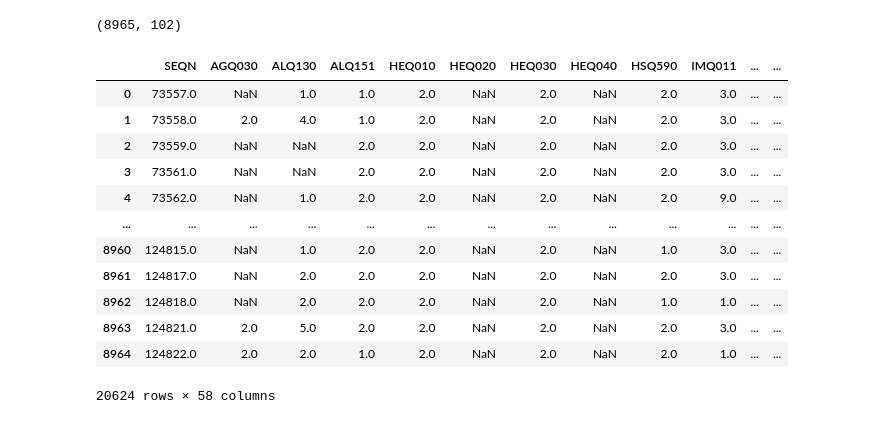
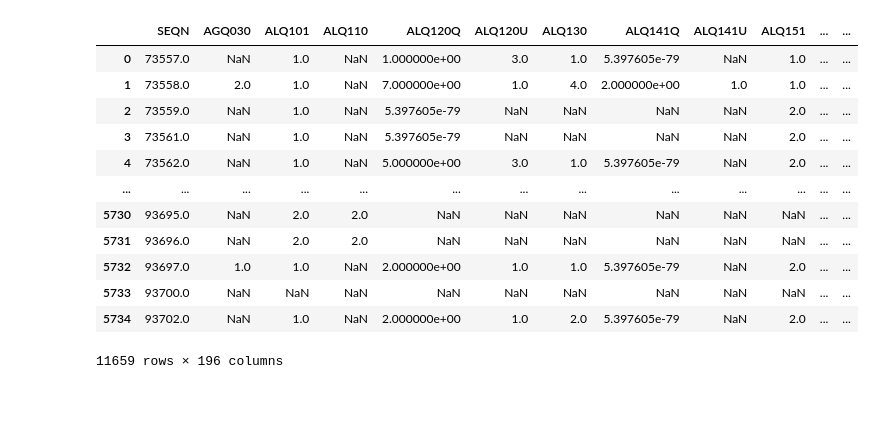
Before and after one commit to tomBaty/data301_project, a Jupyter notebook: main.ipynb, the cells around one changed output. Drawn from its saved outputs; the diff is of its cells as text; code cells hidden in the pictures.

Commit message:
added new data and removed 2017-2020 data

```diff
--- a/main.ipynb
+++ b/main.ipynb
@@ -35,7 +24,8 @@ from functools import reduce
 data_merge1 = reduce(lambda left, right:     # Merge three pandas DataFrames
                      pd.merge(left , right,
                               on = ["SEQN"]),
-                     [AlcoholUse1, CurrentHealthStatus1,  Hepatitis1,Immunization1,MedicalConditions1,SmokingCigaretteUse1])
+                     [AlcoholUse1, CurrentHealthStatus1,  Hepatitis1,Immunization1,MedicalConditions1,SmokingCigaretteUse1,
+                     BloodPressure1, BodyMeasures1, HepatitisBcore1, HepatitisBsurface1, HepatitisC1])
 data_merge1
 # %% [output]
 |  | SEQN | ALQ101 | ALQ110 | ALQ120Q | ALQ120U | ALQ130 | ALQ141Q | ALQ141U | ALQ151 | ALQ160 | ... | ... |
@@ -64,12 +50,18 @@ CurrentHealthStatus2 = pd.read_sas("2015-2016 data\HSQ_I.XPT")
 Immunization2 = pd.read_sas("2015-2016 data\IMQ_I.XPT")
 MedicalConditions2 = pd.read_sas("2015-2016 data\MCQ_I.XPT")
 SmokingCigaretteUse2 = pd.read_sas("2015-2016 data\SMQ_I.XPT")
+BloodPressure2 = pd.read_sas("2015-2016 data\BPX_I.XPT")
+BodyMeasures2 = pd.read_sas("2015-2016 data\BMX_I.XPT")
+HepatitisBcore2 = pd.read_sas("2015-2016 data\HEPBD_I.XPT")
+HepatitisBsurface2 = pd.read_sas("2015-2016 data\HEPB_S_I.XPT")
+HepatitisC2 = pd.read_sas("2015-2016 data\HEPC_I.XPT")
 # %%
 from functools import reduce
 data_merge2 = reduce(lambda left, right:     # Merge three pandas DataFrames
                      pd.merge(left , right,
                               on = ["SEQN"]),
-                     [AlcoholUse2, CurrentHealthStatus2,  Hepatitis2,Immunization2,MedicalConditions2,SmokingCigaretteUse2])
+                     [AlcoholUse2, CurrentHealthStatus2,  Hepatitis2,Immunization2,MedicalConditions2,SmokingCigaretteUse2,
+                     BloodPressure2, BodyMeasures2, HepatitisBcore2, HepatitisBsurface2, HepatitisC2])
 data_merge2
 # %% [output]
 |  | SEQN | ALQ101 | ALQ110 | ALQ120Q | ALQ120U | ALQ130 | ALQ141Q | ALQ141U | ALQ151 | ALQ160 | ... | ... |
@@ -122,11 +80,7 @@ data_merge3
-# %%
-data_merge3.shape
-# %% [output]
-(8965, 102)
 # %%
 # Find columns that are similar across all year periods
 
-similar_columns = sorted(list(set(data_merge1.columns).intersection(set(data_merge2.columns)).intersection(set(data_merge3))))
+similar_columns = sorted(list(set(data_merge1.columns).intersection(set(data_merge2.columns))))
 # %%
 # Use columns similar across all year periods
 
@@ -141,20 +92,20 @@ data_20172020.insert(0, 'SEQN', data_20172020.pop('SEQN'))
 # %%
 # Concatenate the datasets
 
-data_total = pd.concat([data_20132014, data_20152016, data_20172020])
+data_total = pd.concat([data_20132014, data_20152016])
 
 data_total
 # %% [output]
-|  | SEQN | AGQ030 | ALQ130 | ALQ151 | HEQ010 | HEQ020 | HEQ030 | HEQ040 | HSQ590 | IMQ011 | ... | ... |
-| 0 | 73557.0 | NaN | 1.0 | 1.0 | 2.0 | NaN | 2.0 | NaN | 2.0 | 3.0 | ... | ... |
-| 1 | 73558.0 | 2.0 | 4.0 | 1.0 | 2.0 | NaN | 2.0 | NaN | 2.0 | 3.0 | ... | ... |
-| 2 | 73559.0 | NaN | NaN | 2.0 | 2.0 | NaN | 2.0 | NaN | 2.0 | 3.0 | ... | ... |
-| 3 | 73561.0 | NaN | NaN | 2.0 | 2.0 | NaN | 2.0 | NaN | 2.0 | 3.0 | ... | ... |
-| 4 | 73562.0 | NaN | 1.0 | 2.0 | 2.0 | NaN | 2.0 | NaN | 2.0 | 9.0 | ... | ... |
+|  | SEQN | AGQ030 | ALQ101 | ALQ110 | ALQ120Q | ALQ120U | ALQ130 | ALQ141Q | ALQ141U | ALQ151 | ... | ... |
+| 0 | 73557.0 | NaN | 1.0 | NaN | 1.000000e+00 | 3.0 | 1.0 | 5.397605e-79 | NaN | 1.0 | ... | ... |
+| 1 | 73558.0 | 2.0 | 1.0 | NaN | 7.000000e+00 | 1.0 | 4.0 | 2.000000e+00 | 1.0 | 1.0 | ... | ... |
+| 2 | 73559.0 | NaN | 1.0 | NaN | 5.397605e-79 | NaN | NaN | NaN | NaN | 2.0 | ... | ... |
+| 3 | 73561.0 | NaN | 1.0 | NaN | 5.397605e-79 | NaN | NaN | NaN | NaN | 2.0 | ... | ... |
+| 4 | 73562.0 | NaN | 1.0 | NaN | 5.000000e+00 | 3.0 | 1.0 | 5.397605e-79 | NaN | 2.0 | ... | ... |
 | ... | ... | ... | ... | ... | ... | ... | ... | ... | ... | ... | ... | ... |
-| 8960 | 124815.0 | NaN | 1.0 | 2.0 | 2.0 | NaN | 2.0 | NaN | 1.0 | 3.0 | ... | ... |
-| 8961 | 124817.0 | NaN | 2.0 | 2.0 | 2.0 | NaN | 2.0 | NaN | 2.0 | 3.0 | ... | ... |
-| 8962 | 124818.0 | NaN | 2.0 | 2.0 | 2.0 | NaN | 2.0 | NaN | 1.0 | 1.0 | ... | ... |
-| 8963 | 124821.0 | 2.0 | 5.0 | 2.0 | 2.0 | NaN | 2.0 | NaN | 2.0 | 3.0 | ... | ... |
-| 8964 | 124822.0 | 2.0 | 2.0 | 1.0 | 2.0 | NaN | 2.0 | NaN | 2.0 | 1.0 | ... | ... |
+| 5730 | 93695.0 | NaN | 2.0 | 2.0 | NaN | NaN | NaN | NaN | NaN | NaN | ... | ... |
+| 5731 | 93696.0 | NaN | 2.0 | 2.0 | NaN | NaN | NaN | NaN | NaN | NaN | ... | ... |
+| 5732 | 93697.0 | 1.0 | 1.0 | NaN | 2.000000e+00 | 1.0 | 1.0 | 5.397605e-79 | NaN | 2.0 | ... | ... |
+| 5733 | 93700.0 | NaN | NaN | NaN | NaN | NaN | NaN | NaN | NaN | NaN | ... | ... |
+| 5734 | 93702.0 | NaN | 1.0 | NaN | 2.000000e+00 | 1.0 | 2.0 | 5.397605e-79 | NaN | 2.0 | ... | ... |
-20624 rows × 58 columns
+11659 rows × 196 columns
```
Also changed, not shown: parts of 19 cells of this notebook, 15 other files.
